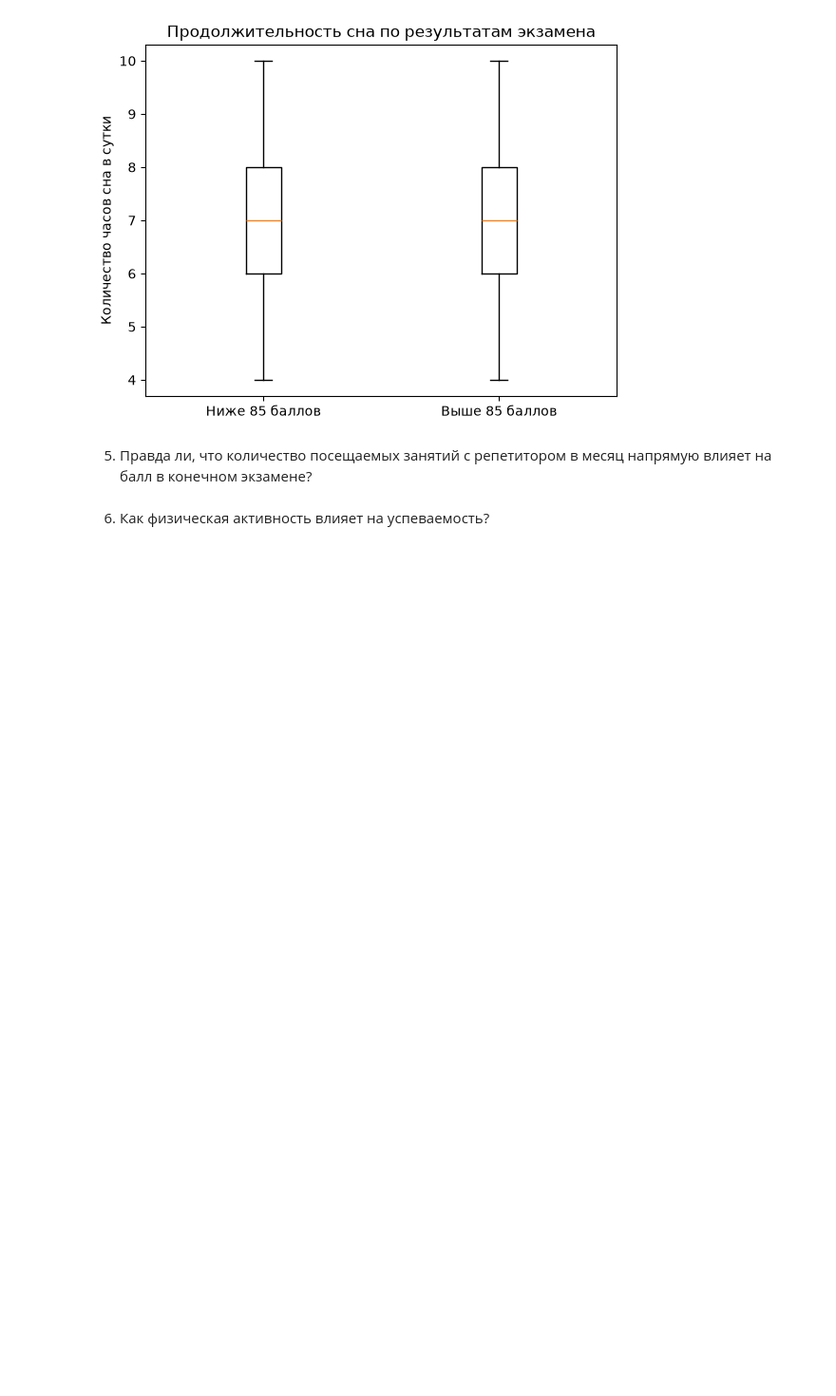
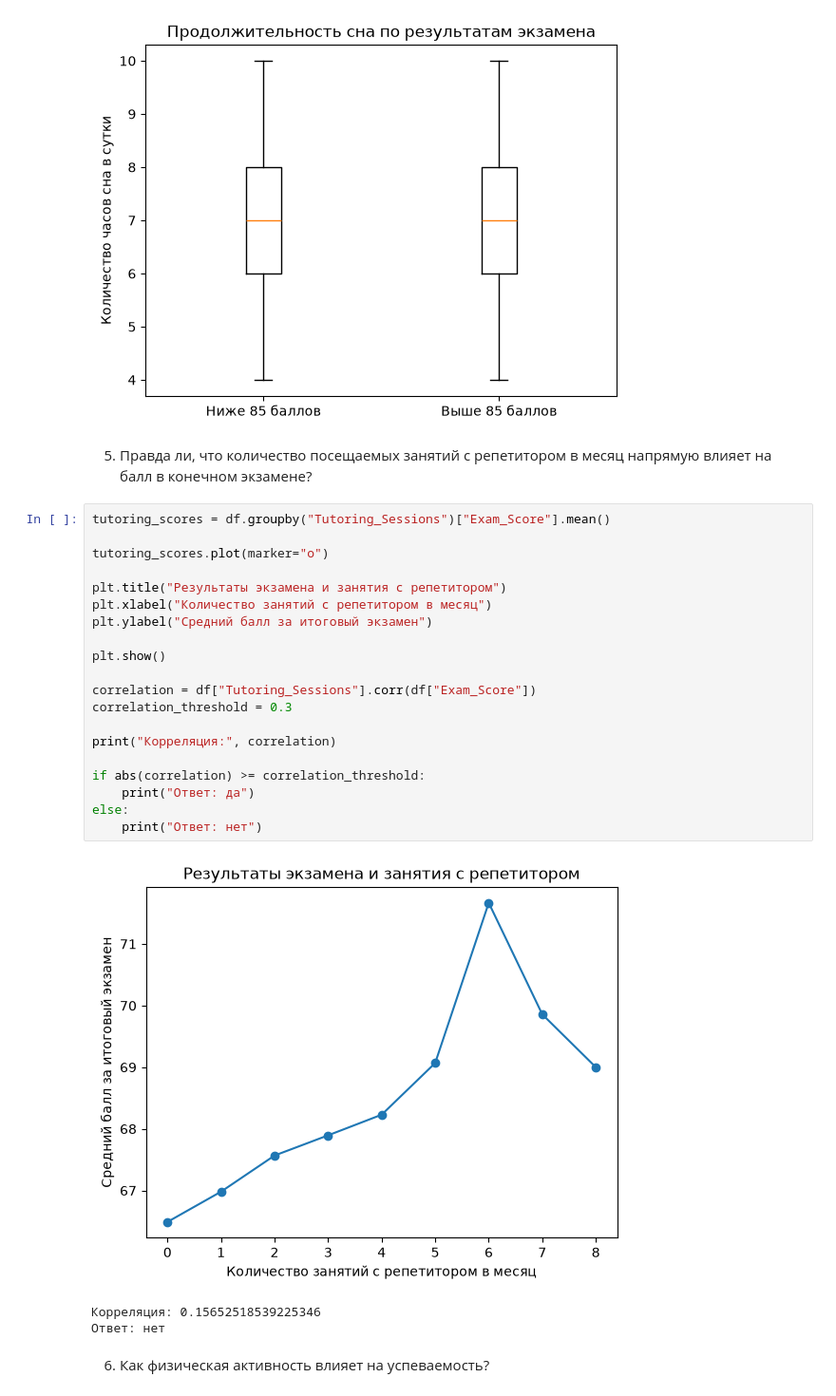
Before and after one commit to iannsgirdye/mai_machine-learning-concepts, a Jupyter notebook: hw1/Lab1-6.ipynb, the cells around one changed output. Shown at 95% size. Saved outputs shown, nothing was run; the diff lists cells and outputs as text; blank space fills up the shorter version.

```diff
--- a/hw1/Lab1-6.ipynb
+++ b/hw1/Lab1-6.ipynb
@@ -464,6 +464,30 @@ plt.show()
 [figure]
 # %% [markdown]
 5. Правда ли, что количество посещаемых занятий с репетитором в месяц напрямую влияет на балл в конечном экзамене?
+# %%
+tutoring_scores = df.groupby("Tutoring_Sessions")["Exam_Score"].mean()
+
+tutoring_scores.plot(marker="o")
+
+plt.title("Результаты экзамена и занятия с репетитором")
+plt.xlabel("Количество занятий с репетитором в месяц")
+plt.ylabel("Средний балл за итоговый экзамен")
+
+plt.show()
+
+correlation = df["Tutoring_Sessions"].corr(df["Exam_Score"])
+correlation_threshold = 0.3
+
+print("Корреляция:", correlation)
+
+if abs(correlation) >= correlation_threshold:
+    print("Ответ: да")
+else:
+    print("Ответ: нет")
+# %% [output]
+[figure, added]
+Корреляция: 0.15652518539225346
+Ответ: нет
 # %% [markdown]
 6. Как физическая активность влияет на успеваемость?
 # %% [markdown]
```
